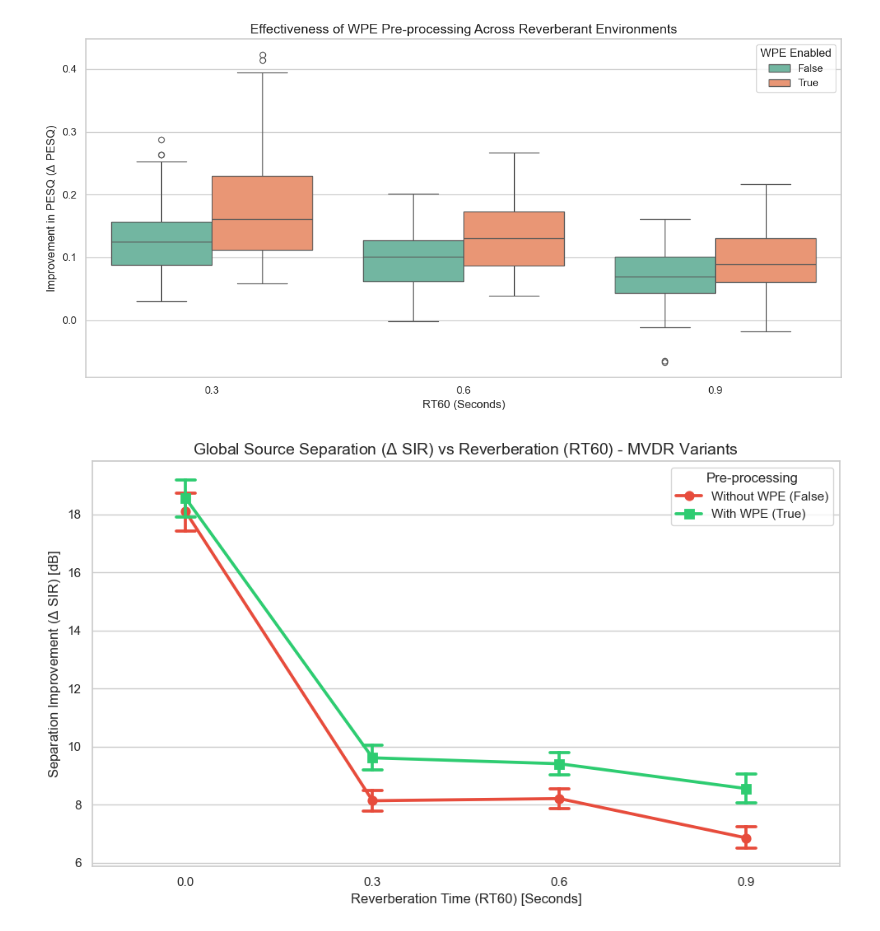
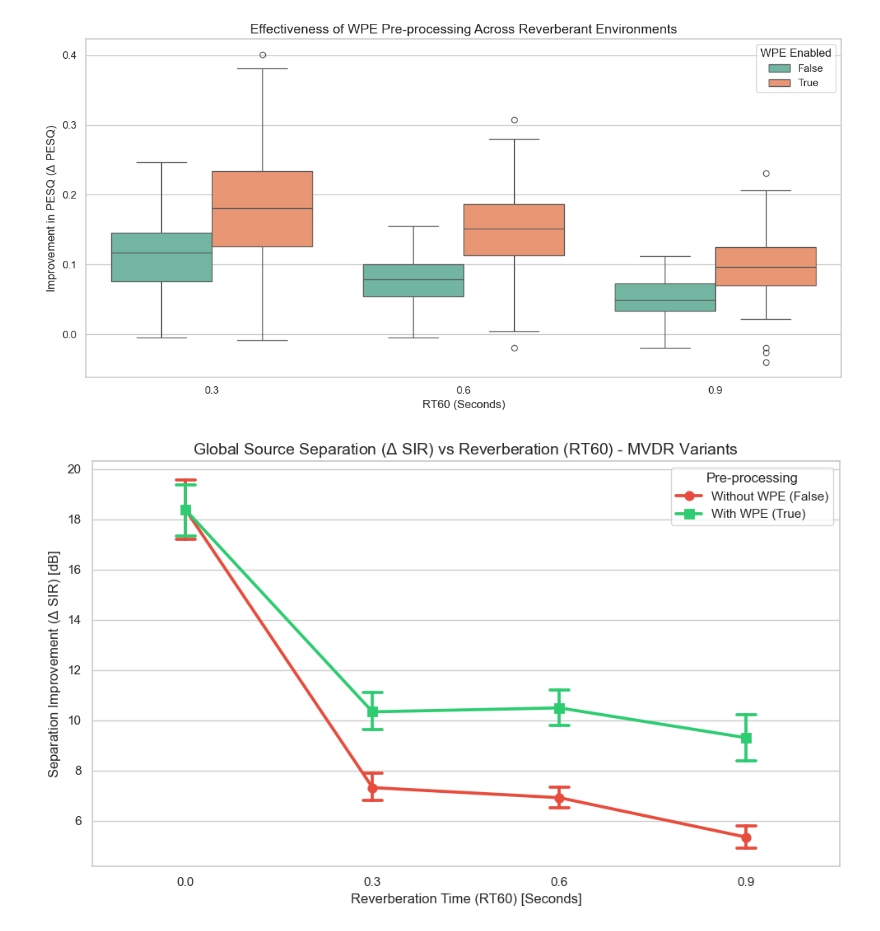
Before and after one commit to MatiasVereert/Vision-Aided-Beamformer, a Jupyter notebook: src/evaluation/data_analysis/comparision.ipynb, the cells around one changed output. Saved outputs shown, nothing was run; the diff lists cells and outputs as text; code cells hidden in the pictures.

```diff
--- a/src/evaluation/data_analysis/comparision.ipynb
+++ b/src/evaluation/data_analysis/comparision.ipynb
@@ -31,7 +31,7 @@ try:
 
     # 4. Categorize and Inspect Available Metrics
     print("\n[+] SAVED METRICS (Extracted Columns):")
-    deltas = [c for c in df.columns if 'Delta_' in c]
+    deltas = [c for c in df.columns if 'Delta_tot_tot_tot_tot_' in c]
     bases = [c for c in df.columns if 'base_' in c]
     procs = [c for c in df.columns if 'proc_' in c]
 
@@ -146,31 +146,31 @@ plt.show()
 # %%
 # Filter out the anechoic case since WPE is useless without reverberation
 df_reverb = df[df['rt60'] > 0.0]
 
 # Create a figure for the WPE effectiveness analysis
 plt.figure(figsize=(12, 6))
 
 # Use a boxplot to see the distribution of improvements with and without WPE
 sns.boxplot(
     data=df_reverb,
     x='rt60',
-    y='Delta_PESQ',
+    y='Delta_tot_PESQ',
     hue='use_wpe',
     palette='Set2'
 )
 
 # Format the plot for thesis quality
 plt.title('Effectiveness of WPE Pre-processing Across Reverberant Environments', fontsize=14)
 plt.xlabel('RT60 (Seconds)', fontsize=12)
 plt.ylabel('Improvement in PESQ ($\Delta$ PESQ)', fontsize=12)
 plt.legend(title='WPE Enabled')
 plt.tight_layout()
 
 # Save the figure in high resolution
 plt.savefig("wpe_effectiveness.pdf", dpi=300, bbox_inches='tight')
 plt.show()
 # %% [output]
-[figure, old version]
+[figure, new version]
 # %%
 # Filter the dataframe to include only MVDR variants (Oracle, RTF, SPP)
 # This uses the 'processor' column defined in your grid search results
@@ -183,7 +183,7 @@ plt.figure(figsize=(10, 6))
 sns.pointplot(
     data=df_mvdr,
     x='rt60',
-    y='Delta_SIR',
+    y='Delta_tot_SIR',
     hue='use_wpe',
     palette=['#e74c3c', '#2ecc71'], # Red for False (No WPE), Green for True (With WPE)
     markers=['o', 's'],
@@ -204,7 +204,7 @@ plt.tight_layout()
 plt.savefig("global_separation_mvdr_wpe_rt60.pdf", dpi=300, bbox_inches='tight')
 plt.show()
 # %% [output]
-[figure, old version]
+[figure, new version]
 # %%
 # 1. Filter the dataset to include only cases where WPE was active
 df_wpe = df[df['use_wpe'] == True]
```
Also changed, not shown: parts of 7 cells of this notebook, 11 other files.
